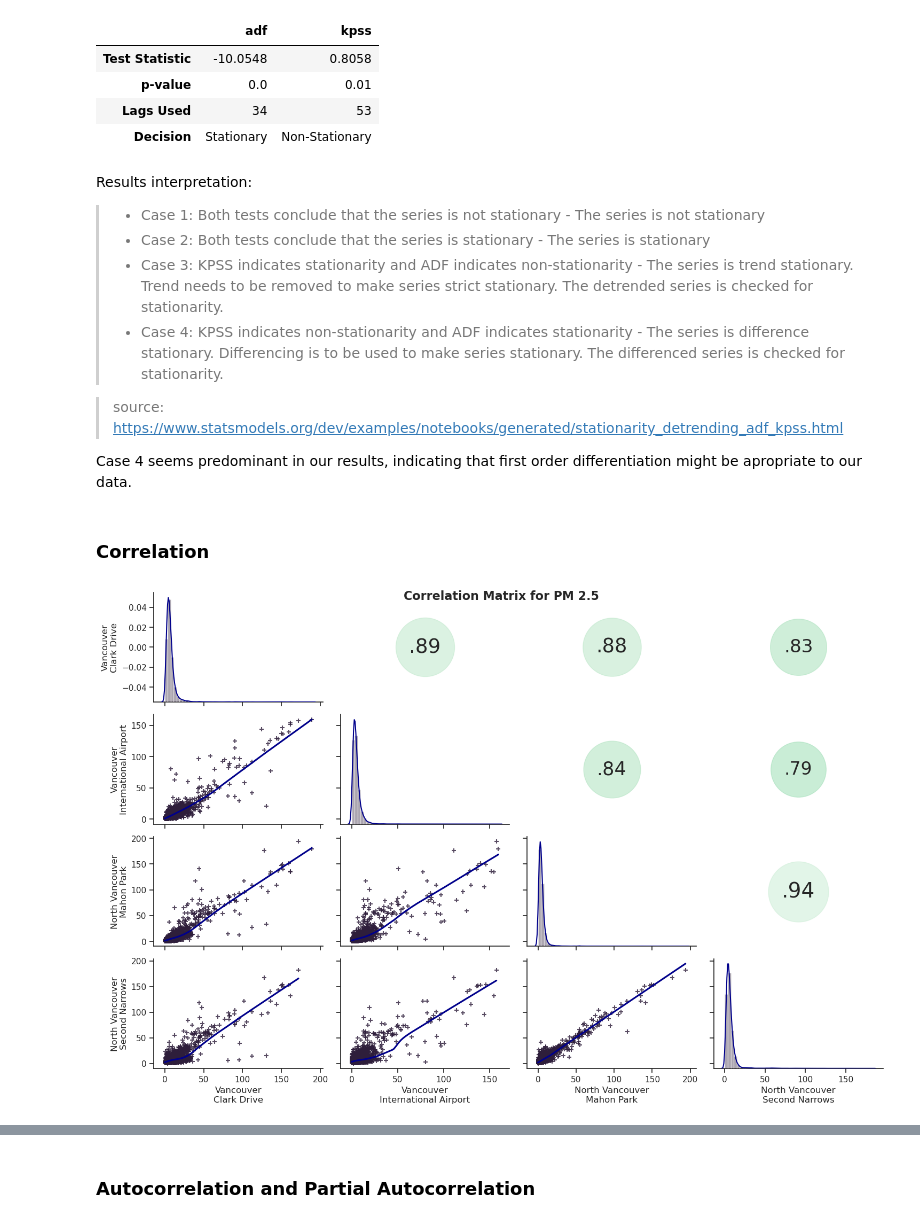
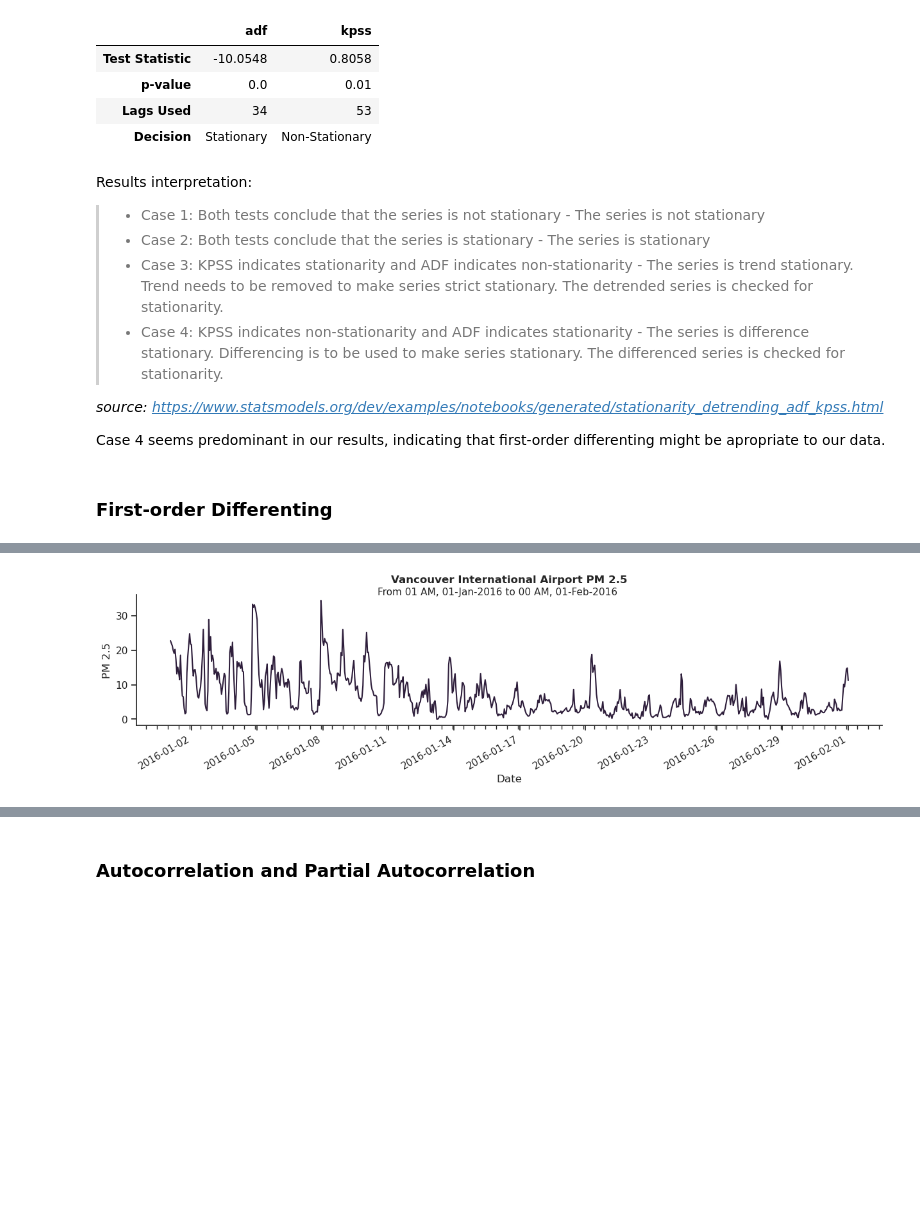
Before and after one commit to erich-hs/Air-We-Breathe, a Jupyter notebook: awb_EDA.ipynb, the cells around one changed output, grey strips where cells are left out. Drawn from its saved outputs; the diff is of its cells as text; code cells hidden in the pictures; blank space fills up the shorter version.

```diff
--- a/awb_EDA.ipynb
+++ b/awb_EDA.ipynb
@@ -460,44 +481,17 @@ Results interpretation:
 >* Case 3: KPSS indicates stationarity and ADF indicates non-stationarity - The series is trend stationary. Trend needs to be removed to make series strict stationary. The detrended series is checked for stationarity.
 >* Case 4: KPSS indicates non-stationarity and ADF indicates stationarity - The series is difference stationary. Differencing is to be used to make series stationary. The differenced series is checked for stationarity.
 
->source: https://www.statsmodels.org/dev/examples/notebooks/generated/stationarity_detrending_adf_kpss.html
+_source: https://www.statsmodels.org/dev/examples/notebooks/generated/stationarity_detrending_adf_kpss.html_
 
-Case 4 seems predominant in our results, indicating that first order differentiation might be apropriate to our data.
+Case 4 seems predominant in our results, indicating that first-order differenting might be apropriate to our data.
-# %% [markdown]
-### Correlation
-# %%
-# Aggregation
-agg_rule = "6H"
-
-master_df_agg = master_df.resample(agg_rule).mean(numeric_only=True)
-master_df_agg.rename(columns={
-    "Vancouver_Clark_Drive_PM25": "Vancouver\nClark Drive",
-    "Vancouver_International_Airport_#2_PM25": "Vancouver\nInternational Airport",
-    "North_Vancouver_Mahon_Park_PM25": "North Vancouver\nMahon Park",
-    "North_Vancouver_Second_Narrows_PM25": "North Vancouver\nSecond Narrows"},
-    inplace=True)
-
-# Correlation coefficient
-def corrdot(*args, **kwargs):
-    corr_r = args[0].corr(args[1], 'pearson')
-    corr_text = f"{corr_r:2.2f}".replace("0.", ".")
-    ax = plt.gca()
-    ax.set_axis_off()
-    marker_size = abs(corr_r) * 7000
-    ax.scatter([.5], [.5], marker_size, [corr_r], alpha=0.6, cmap="mako",
-               vmin=-1, vmax=1, transform=ax.transAxes)
-    font_size = abs(corr_r) * 30
-    ax.annotate(corr_text, [.5, .5,],  xycoords="axes fraction",
-                ha='center', va='center', fontsize=font_size)
-
-# PairGrid plot
-g = sns.PairGrid(master_df_agg.iloc[:, :4],
-                 aspect=1.5,
-                 diag_sharey=False)
-g.map_lower(sns.regplot, marker="+", lowess=True, ci=False, line_kws={'color':'darkblue'})
-g.map_diag(sns.distplot, kde_kws={'color':'darkblue'})
-g.map_upper(corrdot)
-plt.suptitle("Correlation Matrix for PM 2.5", fontsize=16, fontweight="bold")
-plt.show()
-# %% [output]
-[figure, removed]
+# %% [markdown]
+### First-order Differenting
+# %%
+plot_sequence(master_df,
+              value="Vancouver_International_Airport_#2_PM25",
+              start=datetime(2016, 1, 1),
+              end=datetime(2016, 2, 1),
+              plot_title="Vancouver International Airport PM 2.5",
+              figsize=(15,3),
+              fill=False)
+# %% [output]
@@ -503,0 +499 @@ plt.show()
+[figure, added]
```
Also changed, not shown: parts of 21 cells of this notebook, 4 other files.
